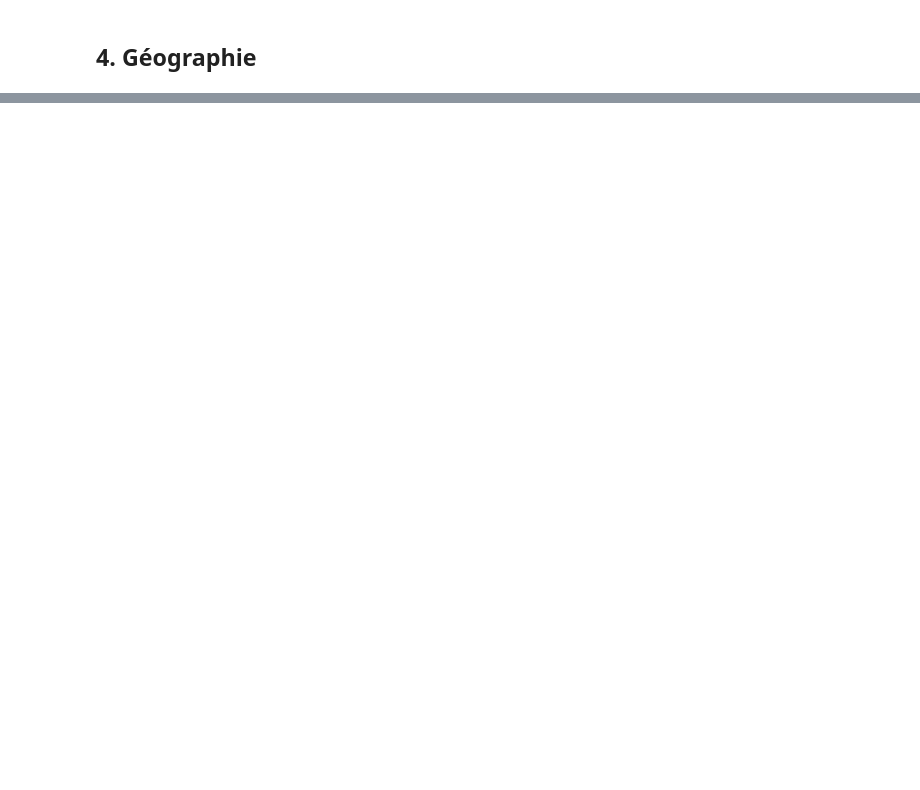
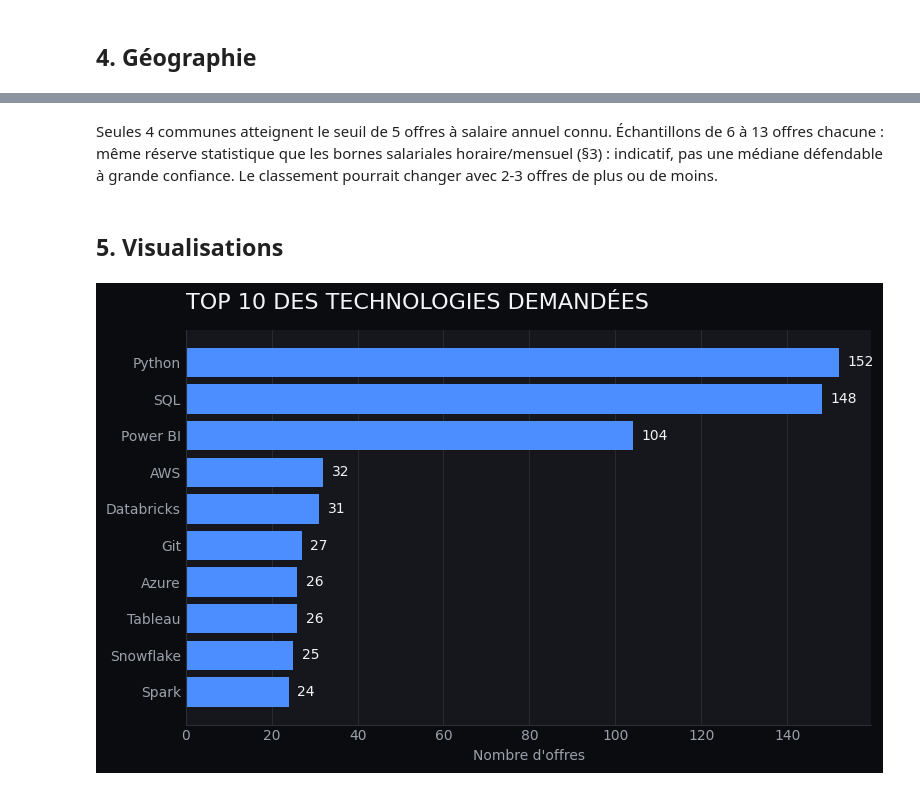
Before and after one commit to ricksan37/france_data_market, a Jupyter notebook: notebooks/01_exploration_marche.ipynb, the cells around one changed output, grey strips where cells are left out. Cells and saved outputs as stored; diff of their text form; code cells hidden in the pictures; blank space fills up the shorter version.

```diff
--- a/notebooks/01_exploration_marche.ipynb
+++ b/notebooks/01_exploration_marche.ipynb
@@ -271,0 +585,8 @@ print(','.join(codes))
+# %% [markdown]
+Seules 4 communes atteignent le seuil de 5 offres à salaire annuel connu.
+Échantillons de 6 à 13 offres chacune : même réserve statistique que les
+bornes salariales horaire/mensuel (§3) : indicatif, pas une médiane
+défendable à grande confiance. Le classement pourrait changer avec 2-3
+offres de plus ou de moins.
+# %% [markdown]
+## 5. Visualisations
@@ -271,0 +595,47 @@ print(','.join(codes))
+# %%
+MM = {
+    "void": "#0B0C0F", "slate": "#15171C",
+    "hairline": "#2A2E37", "hairline_bright": "#3A404C",
+    "paper": "#F2F3F5", "paper_muted": "#9BA1AC",
+    "blue": "#4C8DFF", "amber": "#FFC24B",
+    "vermilion": "#FF6B5A", "green": "#4ADE80",
+}
+
+plt.rcParams.update({
+    "figure.facecolor": MM["void"],
+    "axes.facecolor": MM["slate"],
+    "axes.edgecolor": MM["hairline"],
+    "axes.labelcolor": MM["paper_muted"],
+    "text.color": MM["paper"],
+    "xtick.color": MM["paper_muted"],
+    "ytick.color": MM["paper_muted"],
+})
+# %%
+df_top10 = con.execute("""
+select technologie, count(distinct offre_id) as nb_offres
+from fct_offre_technologie
+group by technologie
+order by nb_offres desc
+limit 10
+""").df()
+
+fig, ax = plt.subplots(figsize=(8, 5))
+bars = ax.barh(df_top10['technologie'][::-1], df_top10['nb_offres'][::-1], color=MM["blue"])
+
+# Labels directs plutôt qu'un axe chiffré (règle système : "label the data, not a legend")
+for bar, valeur in zip(bars, df_top10['nb_offres'][::-1]):
+    ax.text(bar.get_width() + 2, bar.get_y() + bar.get_height() / 2, str(valeur),
+            va='center', color=MM["paper"], fontsize=10)
+
+ax.set_title("TOP 10 DES TECHNOLOGIES DEMANDÉES", fontsize=16,
+              color=MM["paper"], loc='left', pad=15)
+ax.set_xlabel("Nombre d'offres")
+ax.spines[['top', 'right']].set_visible(False)
+ax.spines[['left', 'bottom']].set_color(MM["hairline"])
+ax.tick_params(length=0)
+ax.grid(axis='x', color=MM["hairline"], linewidth=0.6)
+ax.set_axisbelow(True)
+plt.tight_layout()
+plt.show()
+# %% [output]
+[figure, added]
```
Also changed, not shown: parts of 56 cells of this notebook.
